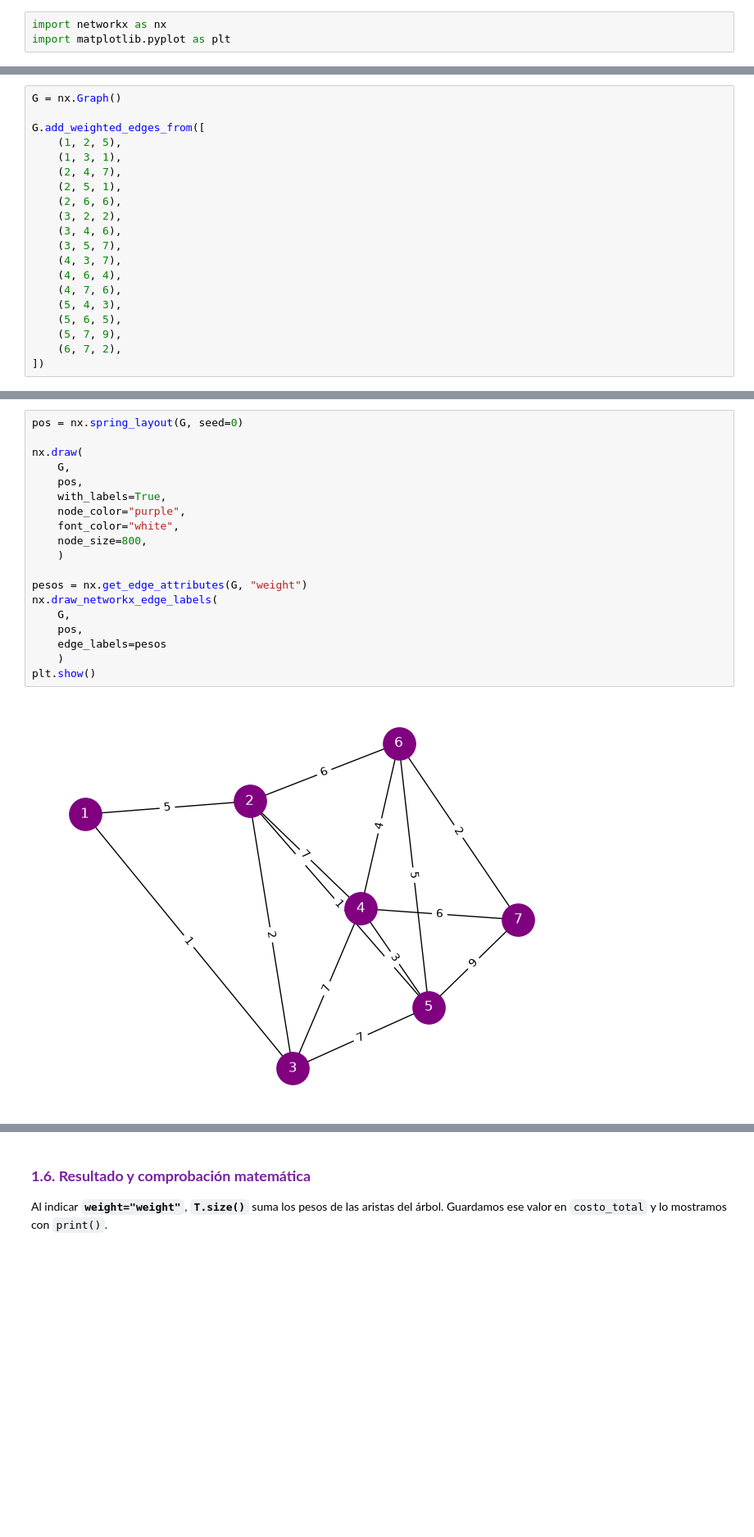
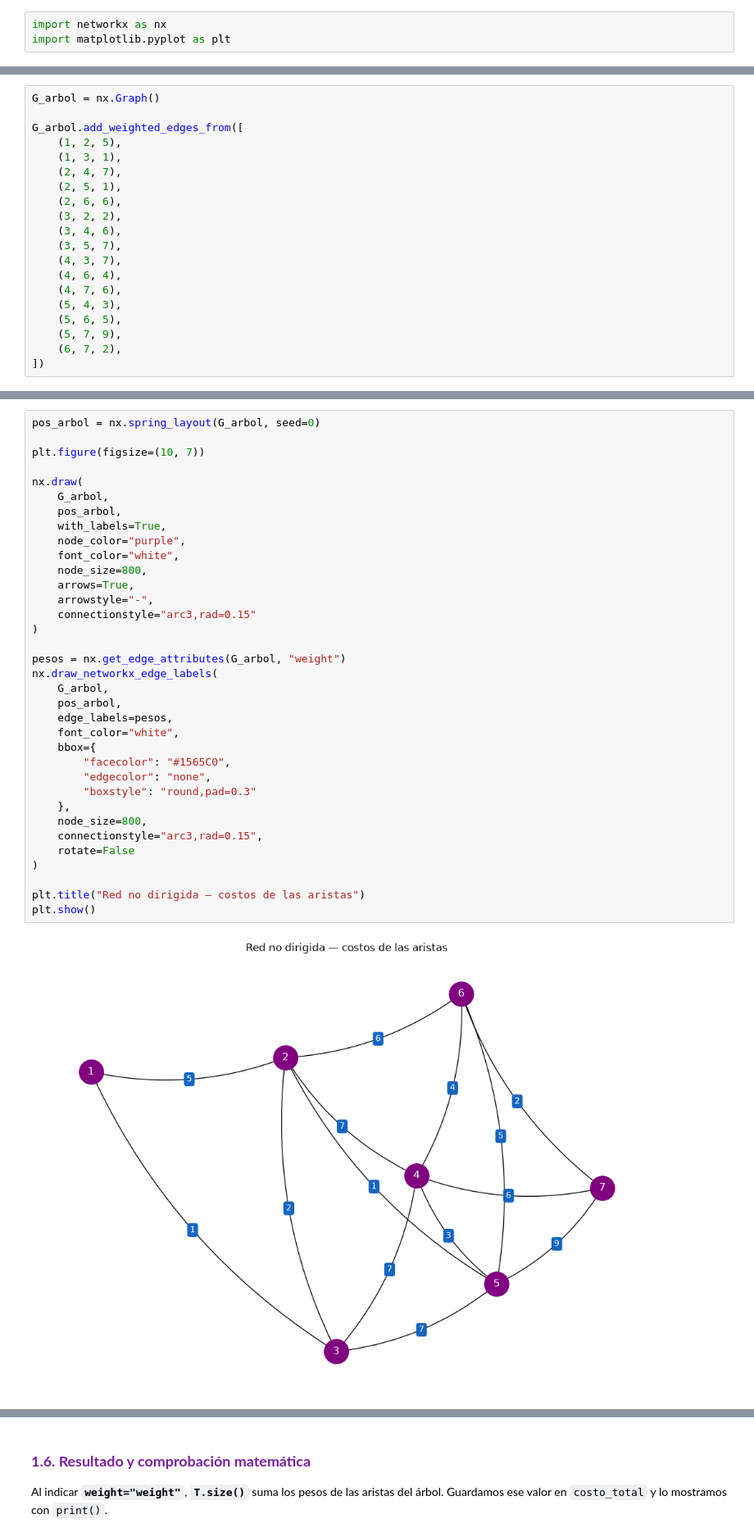
Before and after one commit to Mar9718/Investigacion-de-operaciones, a Jupyter notebook: notebooks/TutorialNetworkx.ipynb, the cells around one changed output, grey strips where cells are left out. Shown at 82% size. Cells and saved outputs as stored; diff of their text form; blank space fills up the shorter version.

```diff
--- a/notebooks/TutorialNetworkx.ipynb
+++ b/notebooks/TutorialNetworkx.ipynb
@@ -133,9 +141,9 @@ La imagen tiene costos distintos en los dos sentidos de algunas conexiones. Al c
 
 > <font color="#C62828"><b>Lectura de los datos:</b></font> `Graph` guarda una sola arista por par de nodos. Al volver a agregarla, actualiza sus atributos; <u>no elige automáticamente el menor costo</u>. Estos son los pesos de la versión no dirigida utilizada en nuestro código.
 # %%
-G = nx.Graph()
+G_arbol = nx.Graph()
 
-G.add_weighted_edges_from([
+G_arbol.add_weighted_edges_from([
     (1, 2, 5),
     (1, 3, 1),
     (2, 4, 7),
@@ -200,26 +227,42 @@ Finalmente, **plt.show()** muestra la figura.
 > <u>No calcula el árbol mínimo ni modifica los costos almacenados</u>.
 > Un cruce de líneas sin un nodo señalado no crea una nueva conexión.
 # %%
-pos = nx.spring_layout(G, seed=0)
+pos_arbol = nx.spring_layout(G_arbol, seed=0)
+
+plt.figure(figsize=(10, 7))
 
 nx.draw(
-    G,
-    pos,
+    G_arbol,
+    pos_arbol,
     with_labels=True,
     node_color="purple",
     font_color="white",
     node_size=800,
-    )
+    arrows=True,
+    arrowstyle="-",
+    connectionstyle="arc3,rad=0.15"
+)
 
-pesos = nx.get_edge_attributes(G, "weight")
+pesos = nx.get_edge_attributes(G_arbol, "weight")
 nx.draw_networkx_edge_labels(
-    G,
-    pos,
-    edge_labels=pesos
-    )
+    G_arbol,
+    pos_arbol,
+    edge_labels=pesos,
+    font_color="white",
+    bbox={
+        "facecolor": "#1565C0",
+        "edgecolor": "none",
+        "boxstyle": "round,pad=0.3"
+    },
+    node_size=800,
+    connectionstyle="arc3,rad=0.15",
+    rotate=False
+)
+
+plt.title("Red no dirigida — costos de las aristas")
 plt.show()
 # %% [output]
-[figure, old version]
+[figure, new version]
 # %% [markdown]
 ### <font color="#7B1FA2"><b>1.4. Resolución mediante NetworkX</b></font>
 
```
Also changed, not shown: parts of 38 cells of this notebook.
